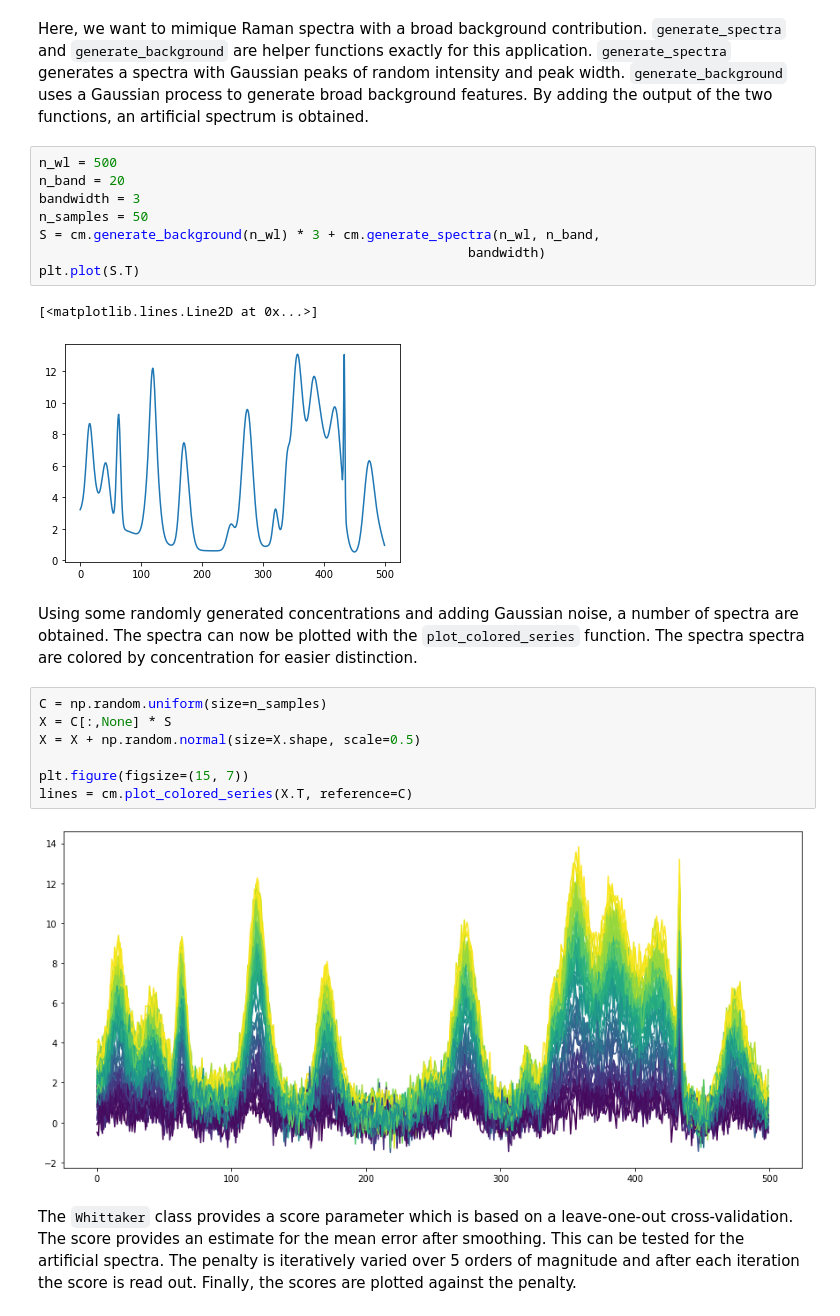
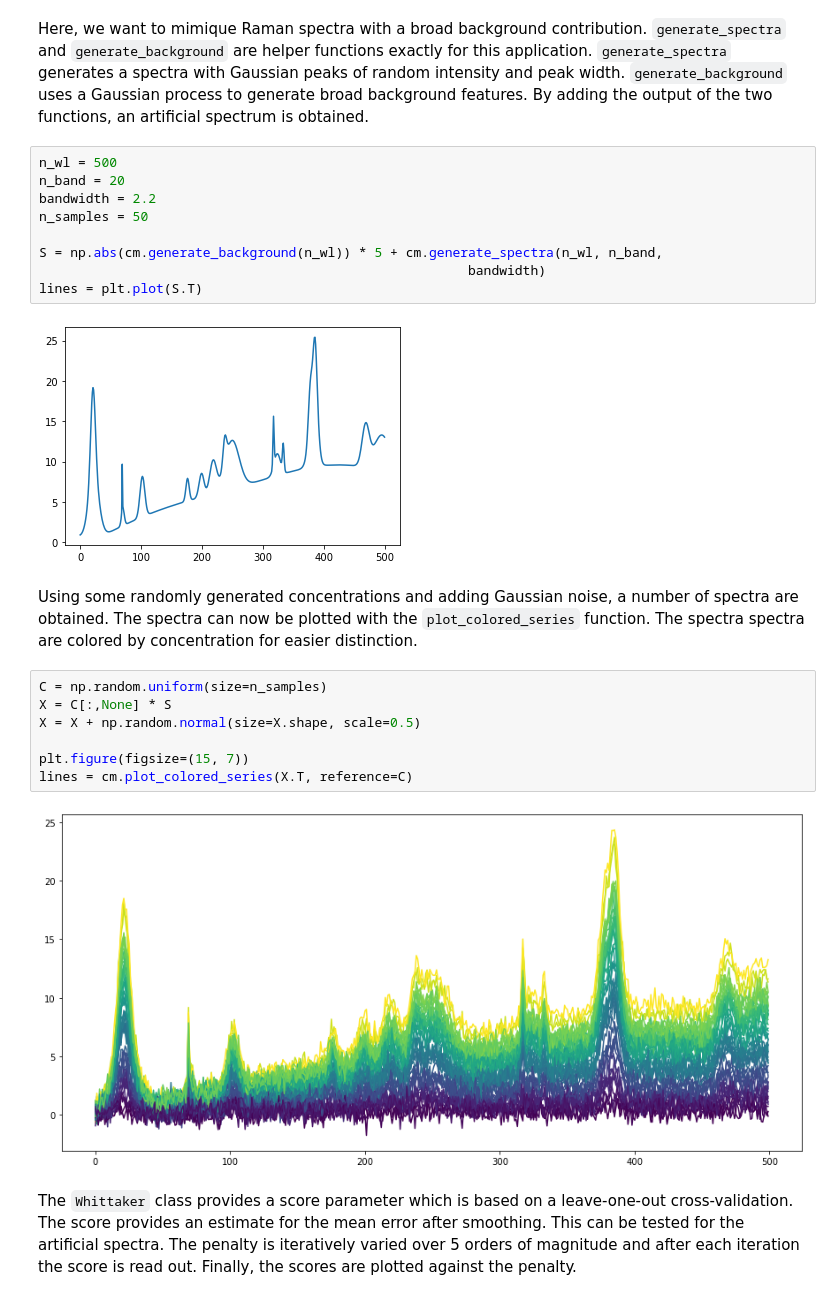
Before and after one commit to maruedt/chemometrics, a Jupyter notebook: examples/whittaker.ipynb, the cells around one changed output. Drawn from its saved outputs; the diff is of its cells as text.

```diff
--- a/examples/whittaker.ipynb
+++ b/examples/whittaker.ipynb
@@ -18,14 +18,14 @@ Here, we want to mimique Raman spectra with a broad background contribution. `ge
 # %%
 n_wl = 500
 n_band = 20
-bandwidth = 3
+bandwidth = 2.2
 n_samples = 50
-S = cm.generate_background(n_wl) * 3 + cm.generate_spectra(n_wl, n_band,
+
+S = np.abs(cm.generate_background(n_wl)) * 5 + cm.generate_spectra(n_wl, n_band,
                                                        bandwidth)
-plt.plot(S.T)
+lines = plt.plot(S.T)
 # %% [output]
-[<matplotlib.lines.Line2D at 0x...>]
-[figure, old version]
+[figure, new version]
 # %% [markdown]
 Using some randomly generated concentrations and adding Gaussian noise, a number of spectra are obtained. The spectra can now be plotted with the `plot_colored_series` function. The spectra spectra are colored by concentration for easier distinction.
 # %%
@@ -36,7 +36,7 @@ X = X + np.random.normal(size=X.shape, scale=0.5)
 plt.figure(figsize=(15, 7))
 lines = cm.plot_colored_series(X.T, reference=C)
 # %% [output]
-[figure, old version]
+[figure, new version]
 # %% [markdown]
 The `Whittaker` class provides a score parameter which is based on a leave-one-out cross-validation. The score provides an estimate for the mean error after smoothing. This can be tested for the artificial spectra. The penalty is iteratively varied over 5 orders of magnitude and after each iteration the score is read out. Finally, the scores are plotted against the penalty.
 # %%
```
Also changed, not shown: parts of 5 cells of this notebook.
